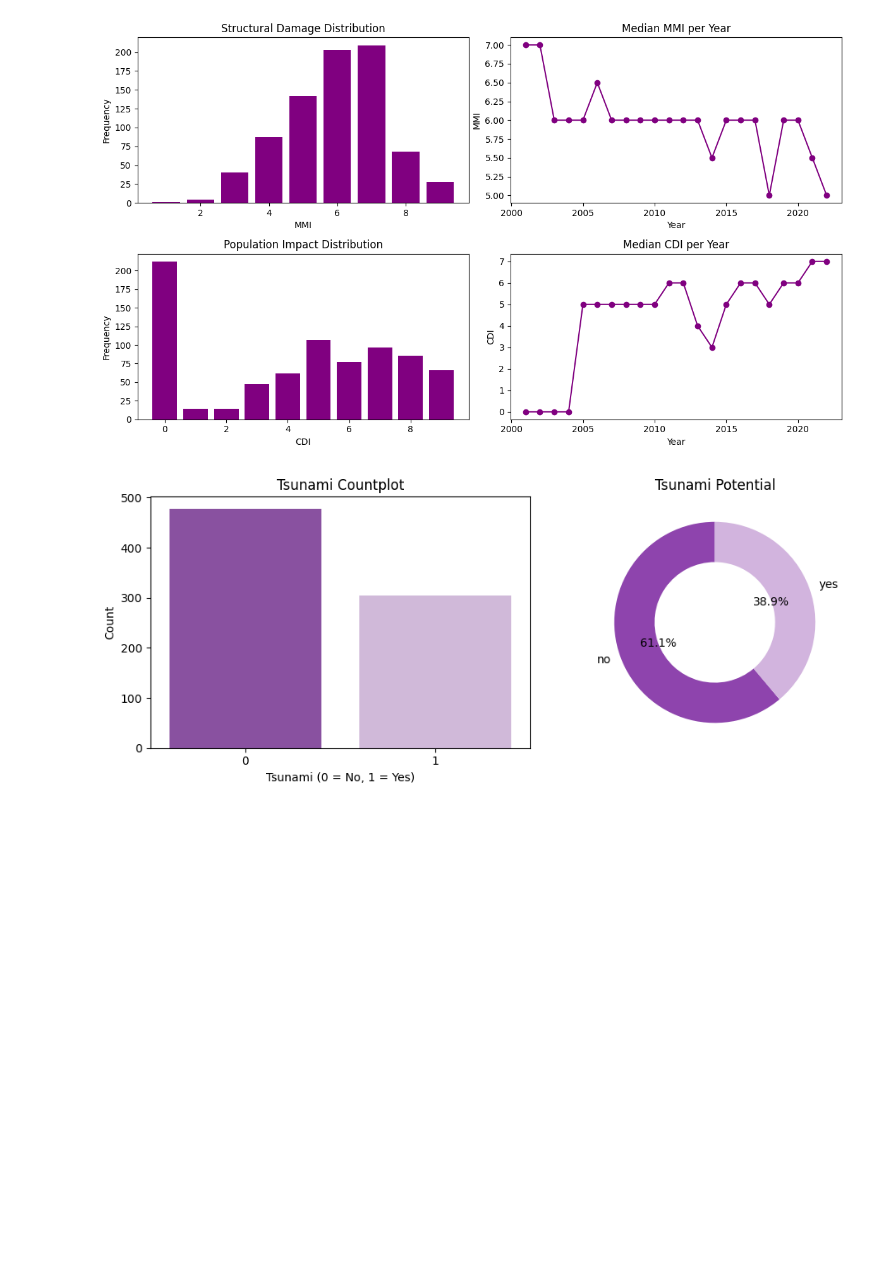
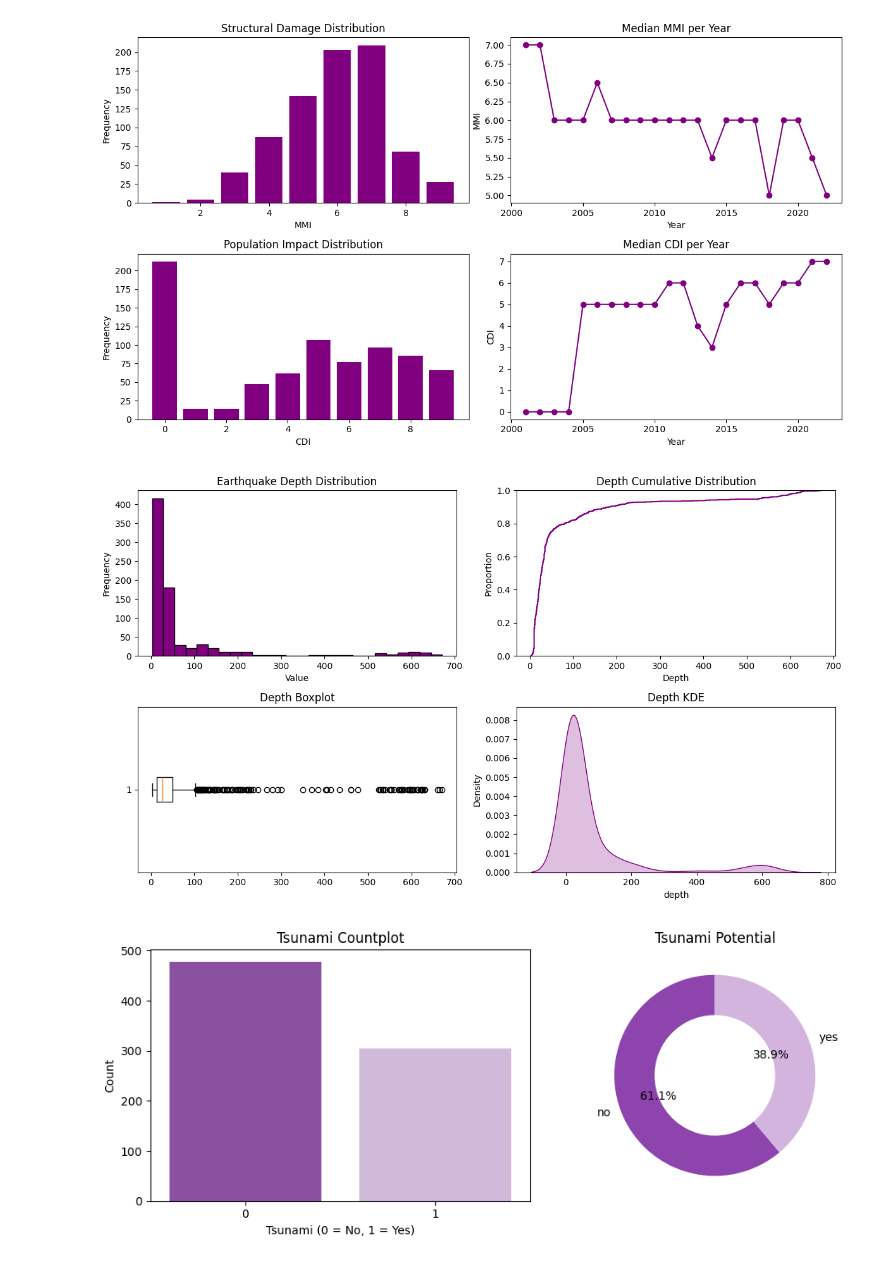
Before and after one commit to its-very-berry-dark/mini-data-science-labs, a Jupyter notebook: 00_EDA_on_datasets/A_earthquake_tsunami_risk_assessment/project_draft.ipynb, the cells around one changed output. Saved outputs shown, nothing was run; the diff lists cells and outputs as text; code cells hidden in the pictures; blank space fills up the shorter version.

```diff
--- a/00_EDA_on_datasets/A_earthquake_tsunami_risk_assessment/project_draft.ipynb
+++ b/00_EDA_on_datasets/A_earthquake_tsunami_risk_assessment/project_draft.ipynb
@@ -246,6 +253,32 @@ plt.tight_layout()
 plt.show()
 # %% [output]
 [figure]
+# %%
+fig, axes = plt.subplots(2, 2, figsize=(12,7))
+
+# Hist plot
+axes[0, 0].hist(df['depth'], bins=26, color='purple', edgecolor='black')
+axes[0, 0].set_title('Earthquake Depth Distribution')
+axes[0, 0].set_xlabel("Value")
+axes[0, 0].set_ylabel("Frequency")
+
+# ECDF plot
+sns.ecdfplot(df['depth'], color='purple', ax=axes[0, 1])
+axes[0, 1].set_title("Depth Cumulative Distribution")
+axes[0, 1].set_xlabel("Depth")
+
+## Box plot
+axes[1, 0].boxplot(df['depth'], vert=False)
+axes[1, 0].set_title('Depth Boxplot')
+
+## KDE plot
+sns.kdeplot(df["depth"], fill=True, ax=axes[1, 1], color='purple')
+axes[1, 1].set_title("Depth KDE")
+
+plt.tight_layout()
+plt.show()
+# %% [output]
+[figure, added]
 # %%
 fig, axes = plt.subplots(1, 2, figsize=(10,4))
 
```
Also changed, not shown: parts of 2 cells of this notebook.
